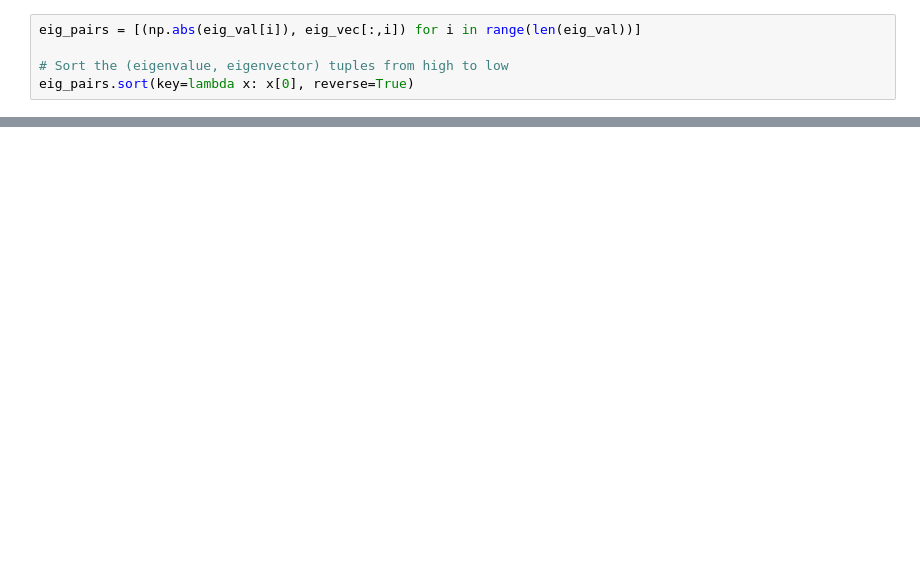
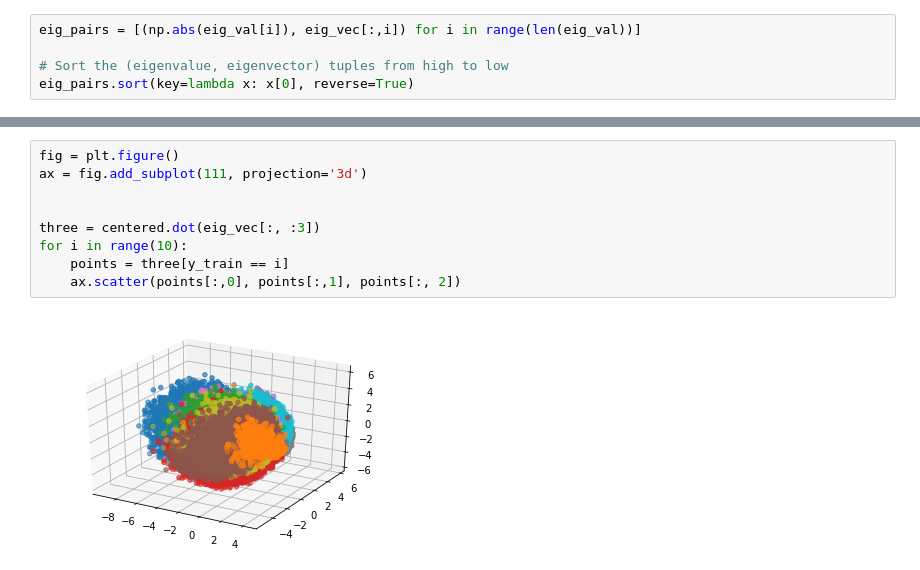
Before and after one commit to yewwah/statistical-, a Jupyter notebook: PCA.ipynb, the cells around one changed output, grey strips where cells are left out. Drawn from its saved outputs; the diff is of its cells as text; blank space fills up the shorter version.

```diff
--- a/PCA.ipynb
+++ b/PCA.ipynb
@@ -37,0 +55,11 @@ plt.scatter(dd[:,0], dd[:,1])
+# %%
+fig = plt.figure()
+ax = fig.add_subplot(111, projection='3d')
+
+
+three = centered.dot(eig_vec[:, :3])
+for i in range(10):
+    points = three[y_train == i]
+    ax.scatter(points[:,0], points[:,1], points[:, 2])
+# %% [output]
+[figure, added]
```
Also changed, not shown: parts of 7 cells of this notebook, 3 other files.
